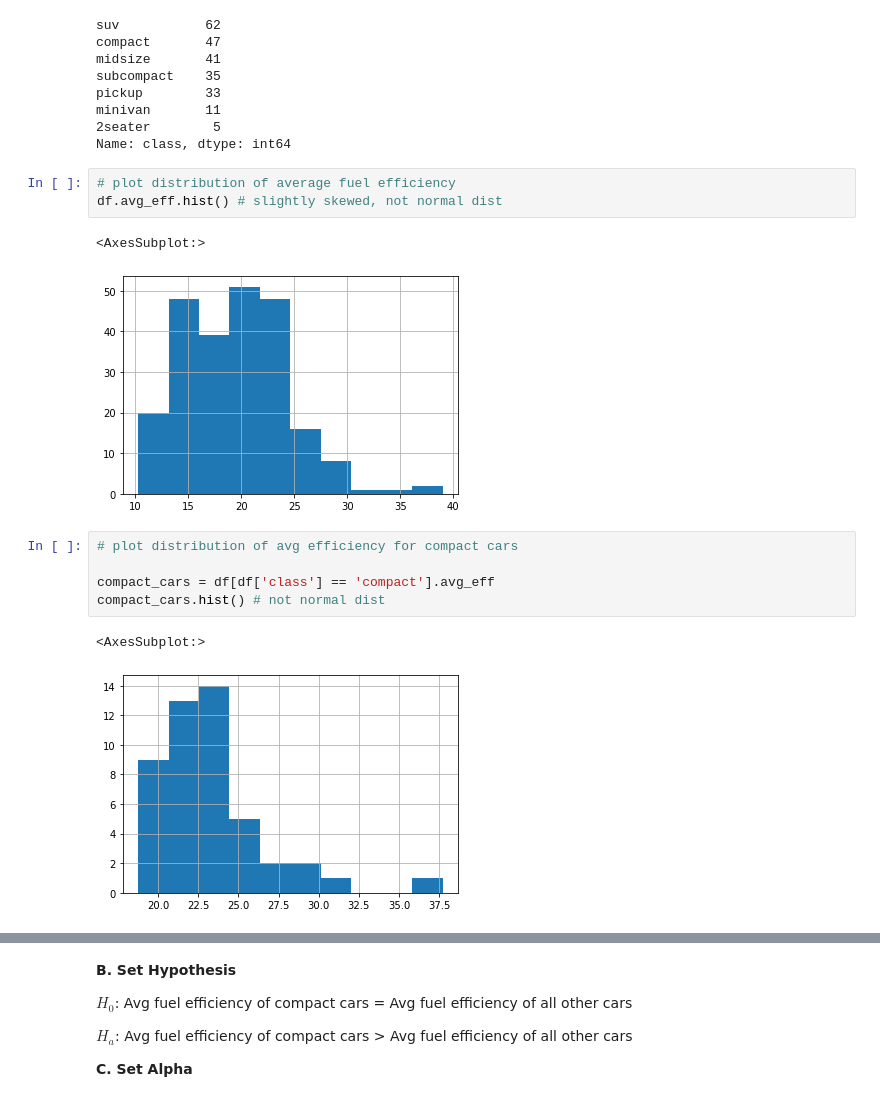
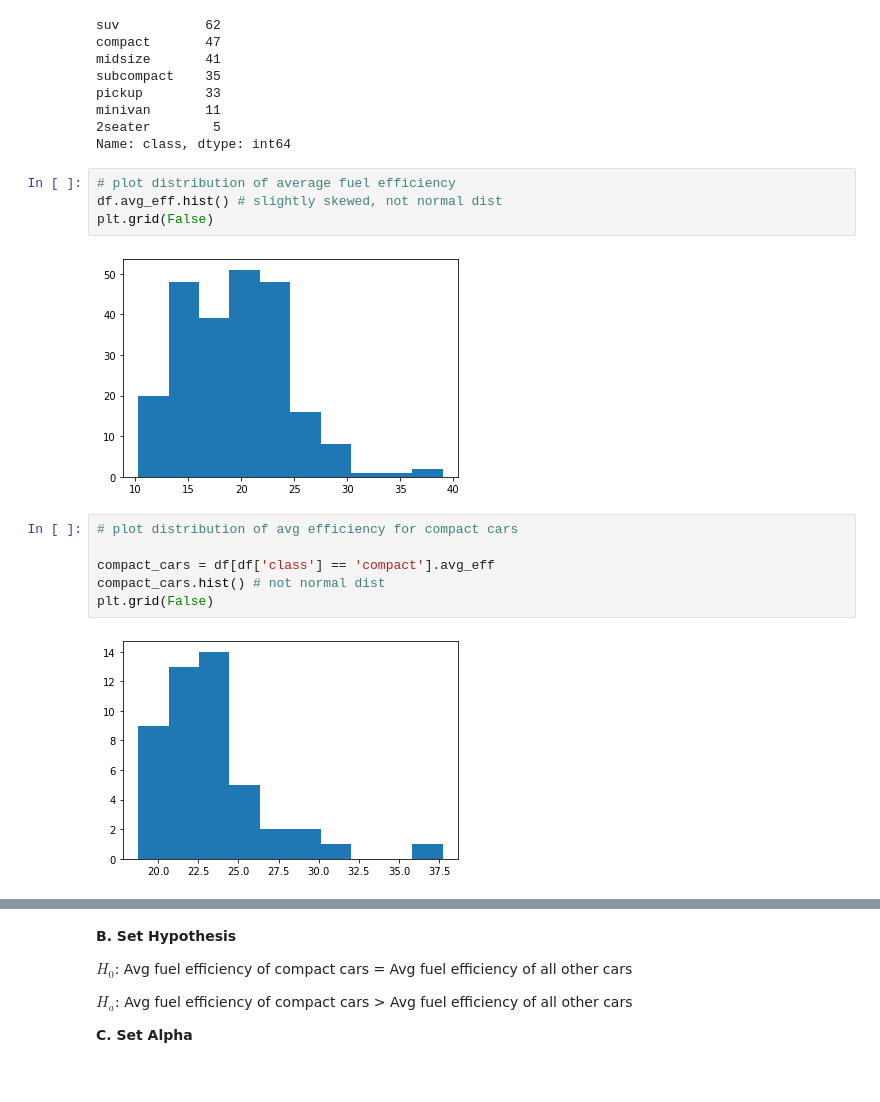
Before and after one commit to mariamnaqvi/statistics-exercises, a Jupyter notebook: hypothesis_testing.ipynb, the cells around one changed output, grey strips where cells are left out. Cells and saved outputs as stored; diff of their text form.

```diff
--- a/hypothesis_testing.ipynb
+++ b/hypothesis_testing.ipynb
@@ -311,14 +338,14 @@ Name: class, dtype: int64
 # %%
 # plot distribution of average fuel efficiency
 df.avg_eff.hist() # slightly skewed, not normal dist
+plt.grid(False)
 # %% [output]
-<AxesSubplot:>
-[figure, old version]
+[figure, new version]
 # %%
 # plot distribution of avg efficiency for compact cars
 
 compact_cars = df[df['class'] == 'compact'].avg_eff
 compact_cars.hist() # not normal dist
+plt.grid(False)
 # %% [output]
-<AxesSubplot:>
-[figure, old version]
+[figure, new version]
```
Also changed, not shown: parts of 14 cells of this notebook.
